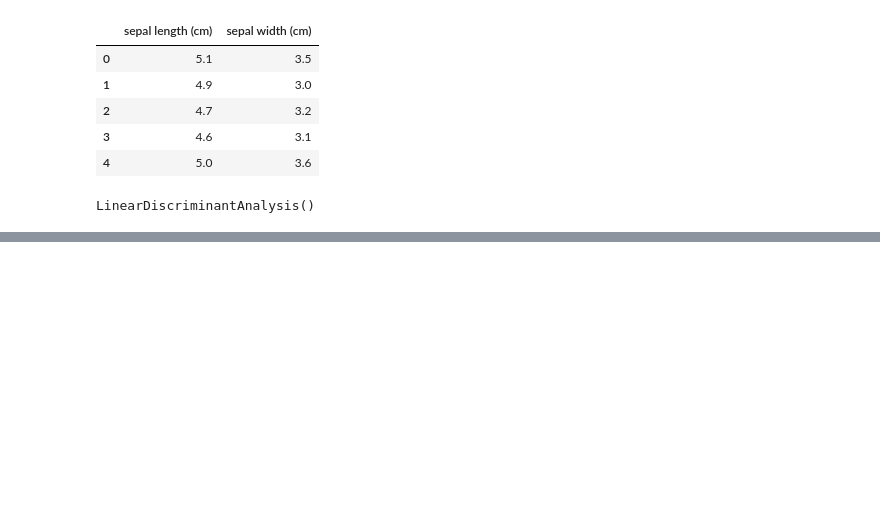
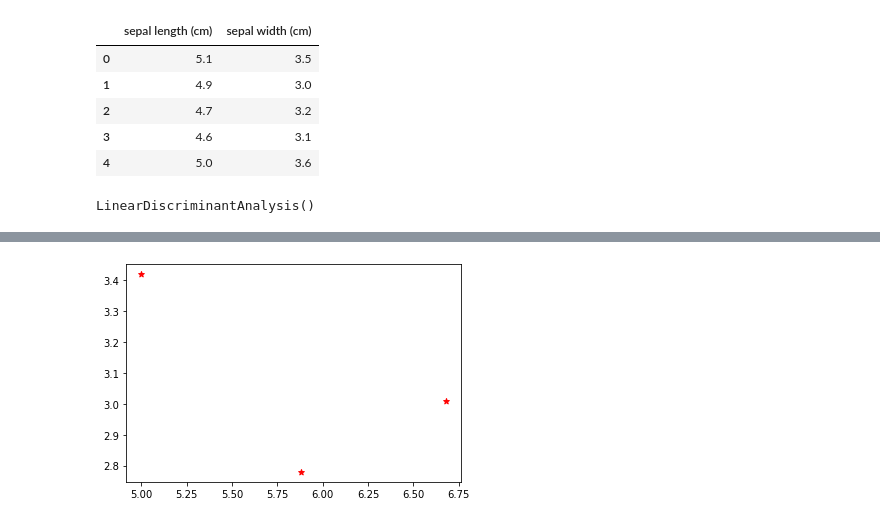
Before and after one commit to duzz23/My-Project, a Jupyter notebook: 19_Logistic regression and discriminant analysis.ipynb, the cells around one changed output, grey strips where cells are left out. Drawn from its saved outputs; the diff is of its cells as text; code cells hidden in the pictures; blank space fills up the shorter version.

```diff
--- a/19_Logistic regression and discriminant analysis.ipynb
+++ b/19_Logistic regression and discriminant analysis.ipynb
@@ -97,0 +98,5 @@ plt.show()
+# %%
+plt.scatter(lda.means_[:,0], lda.means_[:,1], c='red', marker = '*')
+plt.show()
+# %% [output]
+[figure, added]
```
Also changed, not shown: parts of 12 cells of this notebook.
